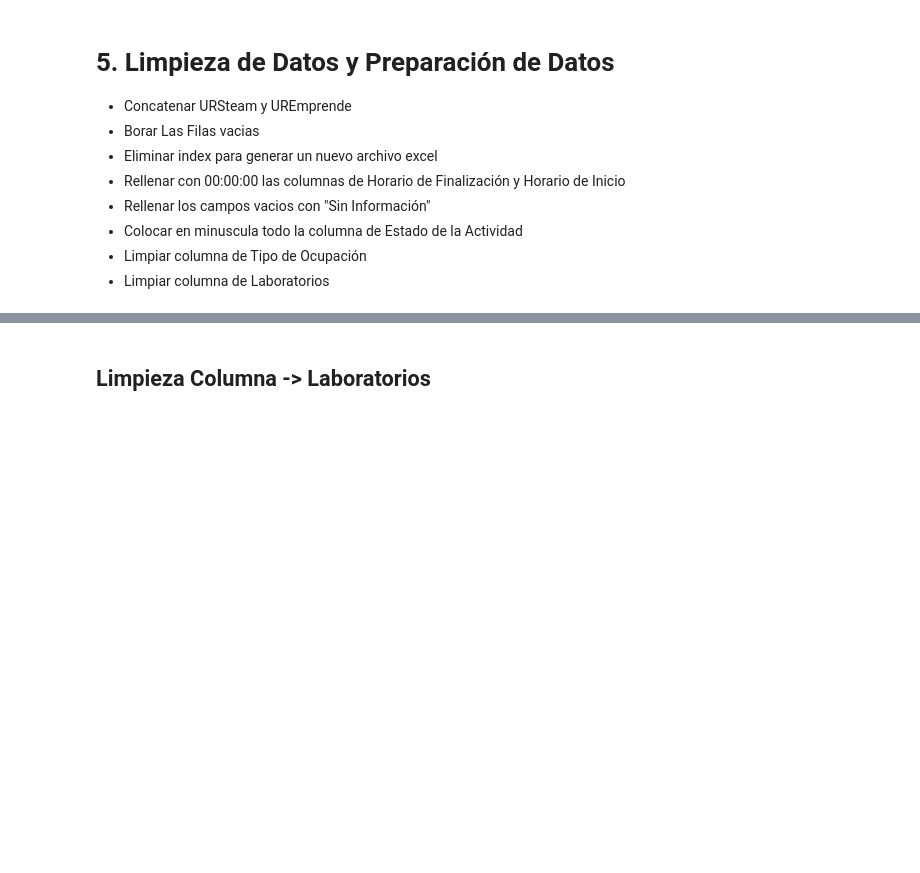
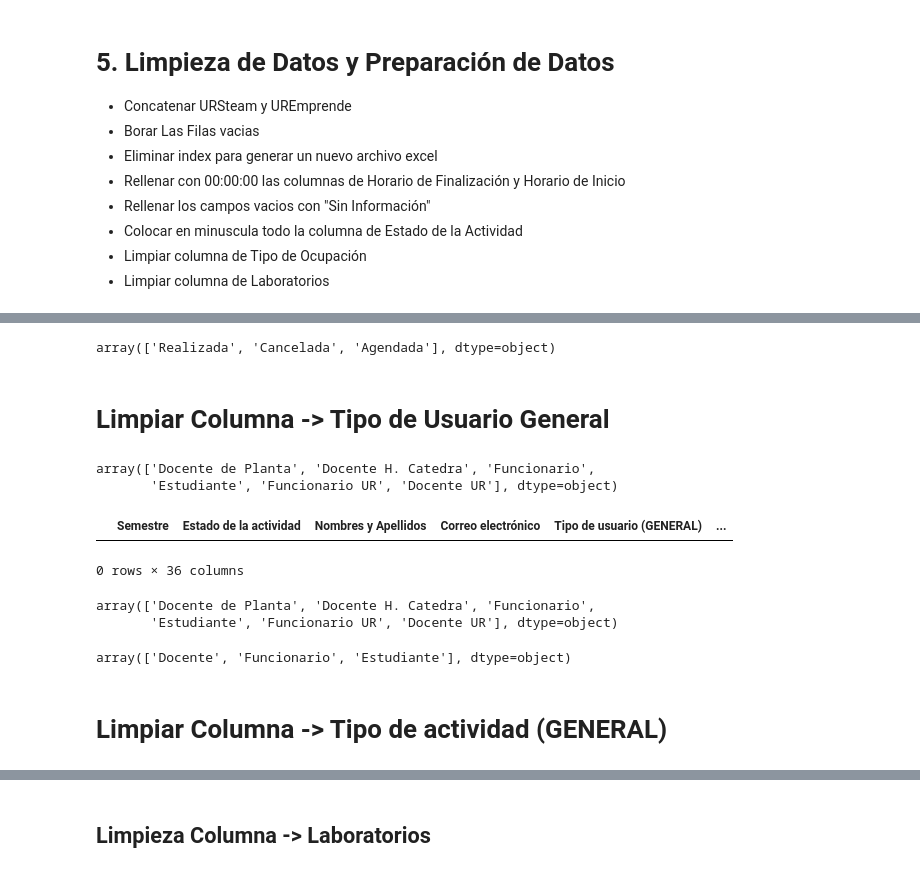
Before and after one commit to billywalker182/Dashboards, a Jupyter notebook: Laboratorios/V1/Limpieza_Datos.ipynb, the cells around one changed output, grey strips where cells are left out. Cells and saved outputs as stored; diff of their text form; code cells hidden in the pictures; blank space fills up the shorter version.

```diff
--- a/Laboratorios/V1/Limpieza_Datos.ipynb
+++ b/Laboratorios/V1/Limpieza_Datos.ipynb
@@ -46,0 +48,5 @@ df_uremprende.rename(columns={'Cantidad \nhoras':'Cantidad \nde hrs'},inplace=Tr
+# %%
+df_uremprende.rename(columns={ 'Correo electronico': 'Correo electrónico',
+                              'Horario de Finalizacion': 'Horario de Finalización'},inplace = True)
+
+df_uremprende.columns
@@ -83,0 +133,18 @@ Laboratorios['Estado de la actividad'] = Laboratorios['Estado de la actividad'].
+# %%
+Laboratorios['Estado de la actividad'].unique()
+# %% [output]
+array(['Realizada', 'Cancelada', 'Agendada'], dtype=object)
+# %%
+Laboratorios_1 = Laboratorios.copy()
+# %% [markdown]
+# Limpiar Columna -> Tipo de Usuario General
+# %%
+Laboratorios_1['Tipo de usuario (GENERAL)'].unique()
+# %% [output]
+array(['Docente de Planta', 'Docente H. Catedra', 'Funcionario',
+       'Estudiante', 'Funcionario UR', 'Docente UR'], dtype=object)
+# %%
+Laboratorios_1[Laboratorios_1['Tipo de usuario (GENERAL)'].isnull()]
+# %% [output]
+|  | Semestre | Estado de la actividad | Nombres y Apellidos | Correo electrónico | Tipo de usuario (GENERAL) | ... |
+0 rows × 36 columns
@@ -83,0 +153,5 @@ Laboratorios['Estado de la actividad'] = Laboratorios['Estado de la actividad'].
+# %%
+Laboratorios_2['Tipo de usuario (GENERAL)'].unique()
+# %% [output]
+array(['Docente de Planta', 'Docente H. Catedra', 'Funcionario',
+       'Estudiante', 'Funcionario UR', 'Docente UR'], dtype=object)
@@ -83,0 +161,6 @@ Laboratorios['Estado de la actividad'] = Laboratorios['Estado de la actividad'].
+# %%
+Laboratorios_2['Tipo de usuario (GENERAL)'].unique()
+# %% [output]
+array(['Docente', 'Funcionario', 'Estudiante'], dtype=object)
+# %% [markdown]
+# Limpiar Columna -> Tipo de actividad (GENERAL)
```
Also changed, not shown: parts of 54 cells of this notebook, 7 other files.
